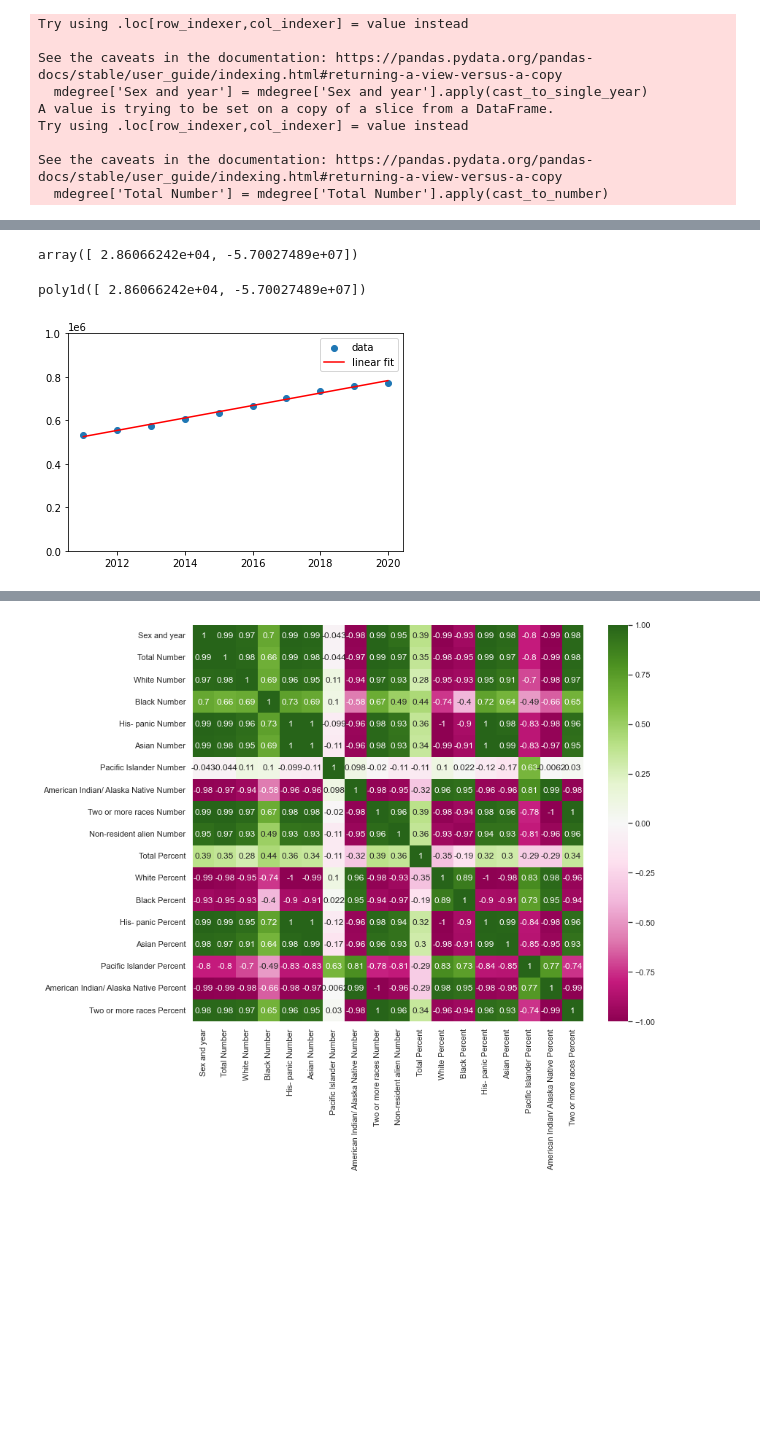
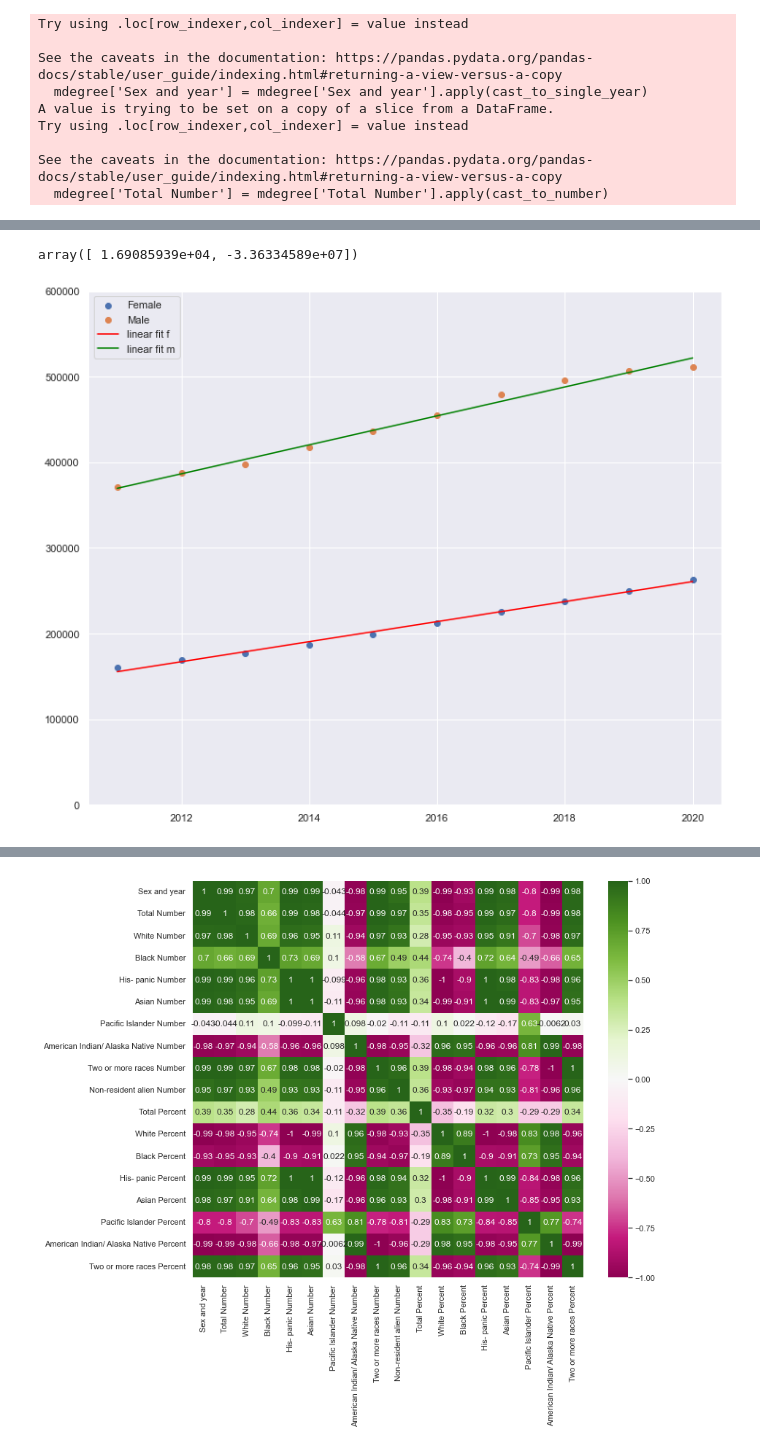
Before and after one commit to sripal565/srikar-exl-2022, a Jupyter notebook: notebooks/experimental_notebook.ipynb, the cells around one changed output, grey strips where cells are left out. Drawn from its saved outputs; the diff is of its cells as text; code cells hidden in the pictures; blank space fills up the shorter version.

```diff
--- a/notebooks/experimental_notebook.ipynb
+++ b/notebooks/experimental_notebook.ipynb
@@ -548,6 +535,7 @@ See the caveats in the documentation: https://pandas.pydata.org/pandas-docs/stab
 | 11 | 2019.0 | 756960.0 | 384765.0 | 53993.0 | 89797.0 | 80920.0 | ... |
 | 12 | 2020.0 | 773971.0 | 385132.0 | 55642.0 | 94927.0 | 85135.0 | ... |
 # %%
+fdegree.is_copy = False
 fdegree['Sex and year'] = fdegree['Sex and year'].apply(cast_to_single_year)
 fdegree['Total Number'] = fdegree['Total Number'].apply(cast_to_number)
 mdegree['Sex and year'] = mdegree['Sex and year'].apply(cast_to_single_year)
@@ -576,31 +576,33 @@ See the caveats in the documentation: https://pandas.pydata.org/pandas-docs/stab
 # %%
-linear_model = np.polyfit(totaldegree['Sex and year'], totaldegree['Total Number'], 1)
-linear_model
+linear_modelf = np.polyfit(fdegree['Sex and year'], fdegree['Total Number'], 1)
+linear_modelm = np.polyfit(mdegree['Sex and year'], mdegree['Total Number'], 1)
 # %% [output]
-array([ 2.86066242e+04, -5.70027489e+07])
+array([ 1.69085939e+04, -3.36334589e+07])
 # %%
-linear_model_fn = np.poly1d(linear_model)
-linear_model_fn
+linear_modelf_fn = np.poly1d(linear_modelf)
+linear_modelm_fn = np.poly1d(linear_modelm)
-# %% [output]
-poly1d([ 2.86066242e+04, -5.70027489e+07])
 # %%
 # draw the data
-plt.scatter(totaldegree['Sex and year'], totaldegree['Total Number'], label='data')
+plt.scatter(fdegree['Sex and year'], fdegree['Total Number'], label='Female')
+plt.scatter(mdegree['Sex and year'], mdegree['Total Number'], label='Male')
 
 # # add the linear fit line    # plt.plot draws a straight line connecting the points
-plt.plot(totaldegree['Sex and year'], linear_model_fn(totaldegree['Sex and year']), color="red", label='linear fit')
+plt.plot(fdegree['Sex and year'], linear_modelf_fn(fdegree['Sex and year']), color="red", label='linear fit f')
+plt.plot(mdegree['Sex and year'], linear_modelm_fn(mdegree['Sex and year']), color="green", label='linear fit m')
 
 # # add text box for the statistics
-stats = (f'$m = {linear_model[0]:.2f}$\n'
-         f'$b = {linear_model[1]:.2f}$')
+stats = (f'$m = {linear_modelf[0]:.2f}$\n'
+         f'$b = {linear_modelf[1]:.2f}$')
+statsm = (f'$m = {linear_modelm[0]:.2f}$\n'
+         f'$b = {linear_modelm[1]:.2f}$')
 bbox = dict(boxstyle='round', fc='lightgrey', ec='lightgrey', alpha=0.5)
 #plt.text(80, -80, stats, fontsize=12, bbox=bbox, horizontalalignment='left')
 
-plt.ylim(0, 1000000)
+plt.ylim(0, 600000)
 plt.legend()
 plt.show()
 # %% [output]
-[figure, old version]
+[figure, new version]
 # %%
 matrix = mdegree.corr()
 matrix
```
Also changed, not shown: parts of 8 cells of this notebook, 3 other files.
